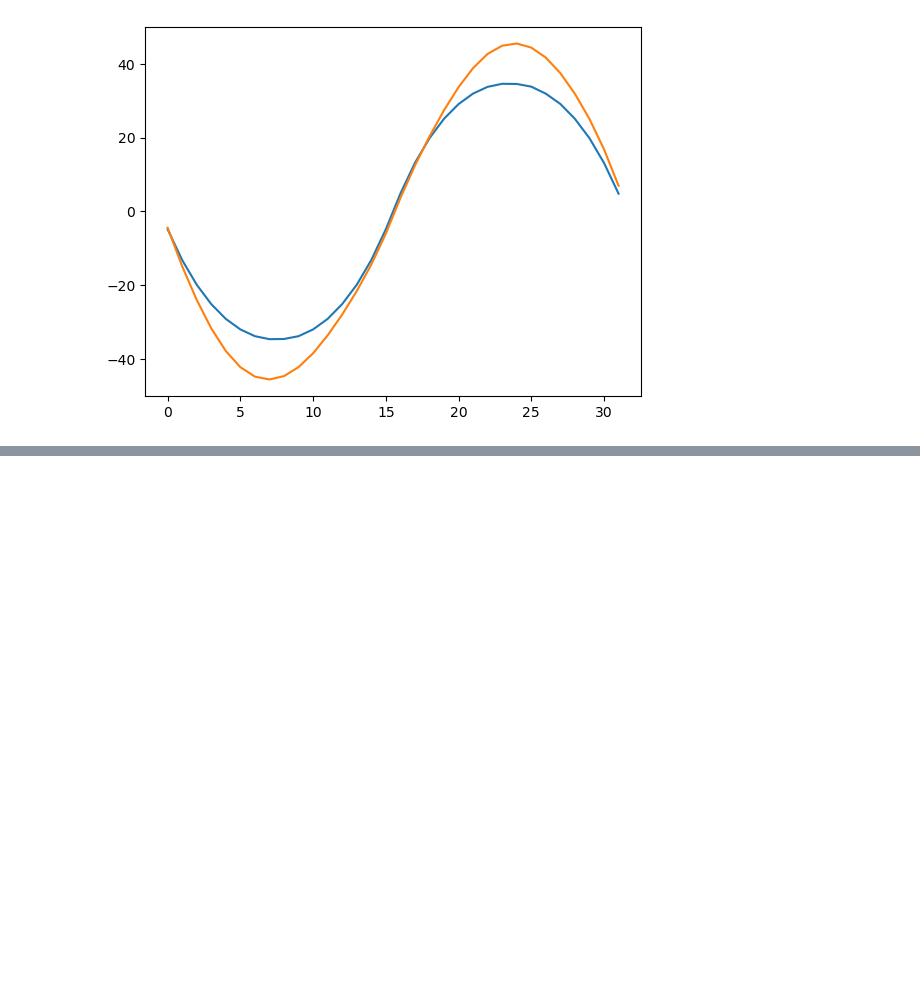
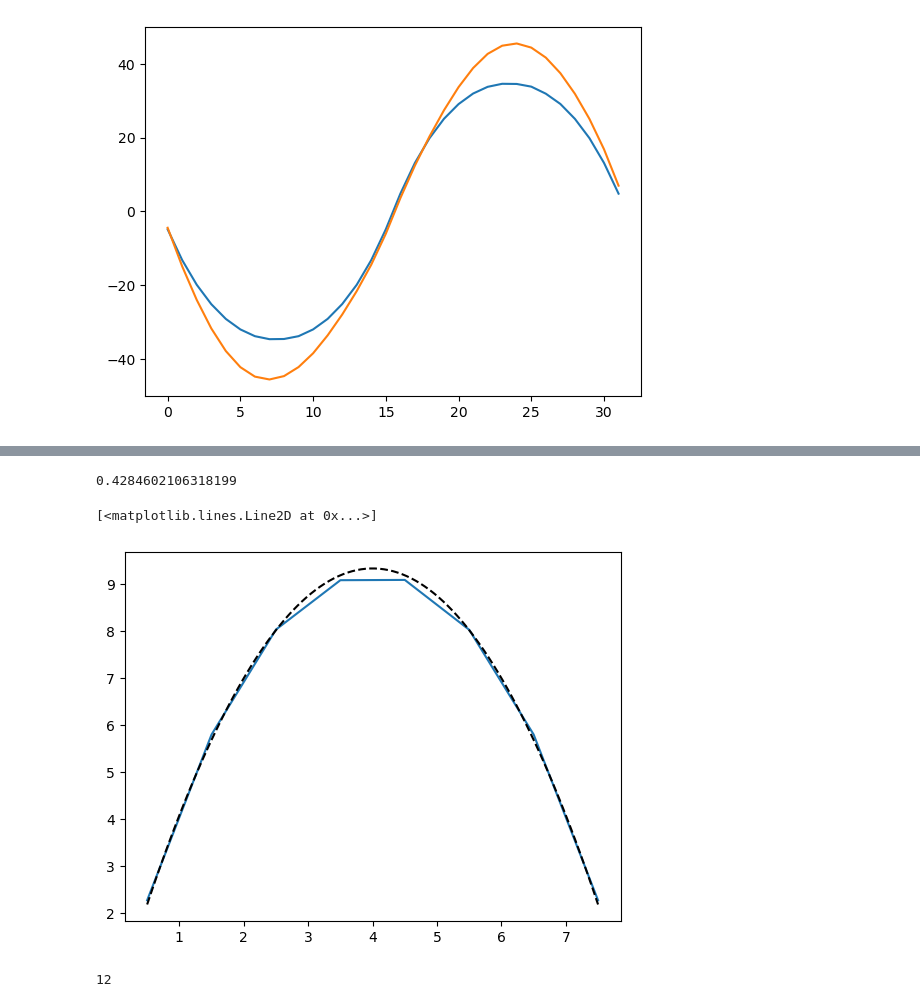
Before and after one commit to BrieucB/UQ_DPD, a Jupyter notebook: checkup.ipynb, the cells around one changed output, grey strips where cells are left out. Cells and saved outputs as stored; diff of their text form; code cells hidden in the pictures; blank space fills up the shorter version.

```diff
--- a/checkup.ipynb
+++ b/checkup.ipynb
@@ -23,0 +37,35 @@ plt.plot(np.mean(f1['velocities'][:,:,:,0], axis=(0,2)))
+# %%
+L=8
+h=L
+Fx=0.5
+rhow = 8.0
+
+def quadratic_func(y, eta):
+    return ((Fx*h)/(2*eta))*y*(1-y/h)
+# %%
+xmin=0.5
+xmax=L-0.5
+
+k=-5
+
+x=np.linspace(xmin, xmax, L)
+
+popt, pcov = curve_fit(quadratic_func, x, df[x].iloc[k])
+eta=popt[0]
+print(eta)
+
+plt.plot(x, df[x].iloc[k])
+u=np.linspace(xmin, xmax, 100)
+plt.plot(u, quadratic_func(u, *popt), 'k--')
+# %% [output]
+0.4284602106318199
+[<matplotlib.lines.Line2D at 0x...>]
+[figure, added]
+# %%
+import json
+with open('_korali_result_cmaes/gen00000016.json') as f:
+  data = json.load(f)
+
+len(data["Samples"])
+# %% [output]
+12
```
Also changed, not shown: parts of 14 cells of this notebook, 7 other files.
